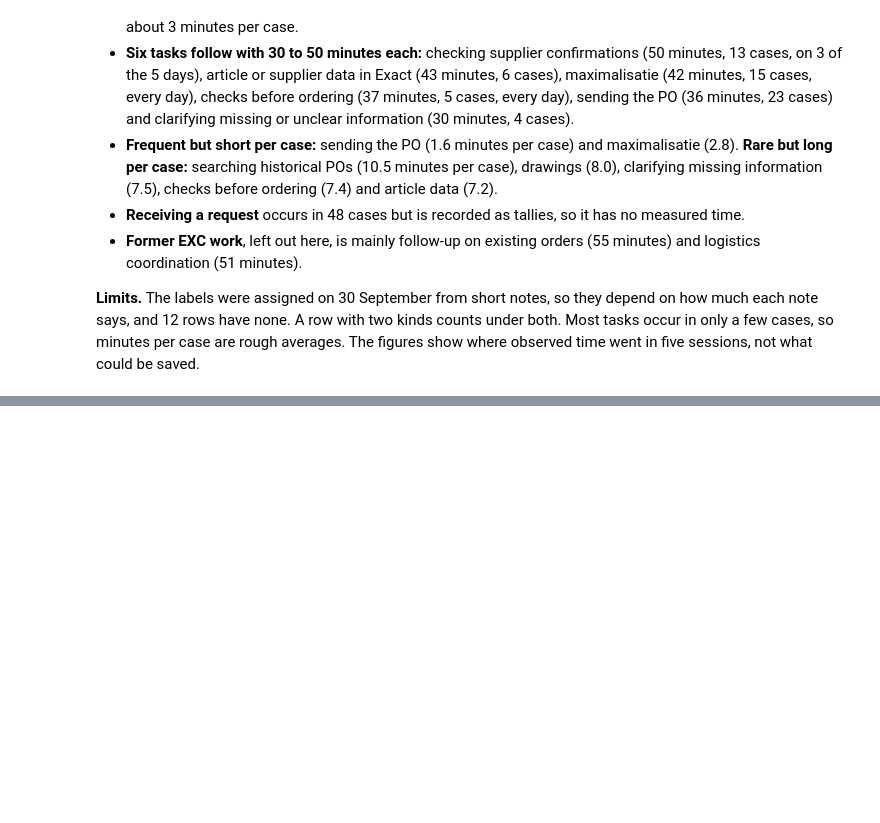
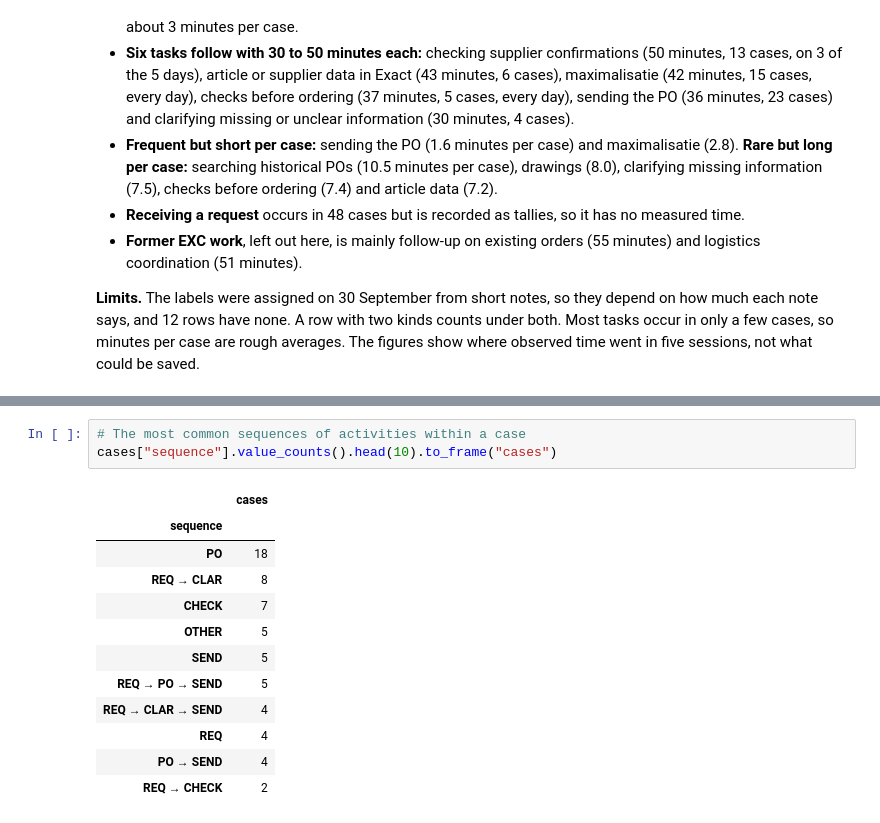
Before and after one commit to Luuuuuig/Bachelor-End-Project, a Jupyter notebook: Arno_Analysis_2026_10_02.ipynb, the cells around one changed output, grey strips where cells are left out. Saved outputs shown, nothing was run; the diff lists cells and outputs as text; blank space fills up the shorter version.

```diff
--- a/Arno_Analysis_2026_10_02.ipynb
+++ b/Arno_Analysis_2026_10_02.ipynb
@@ -664,0 +735,16 @@ plt.show()
+# %%
+# The most common sequences of activities within a case
+cases["sequence"].value_counts().head(10).to_frame("cases")
+# %% [output]
+|  | cases |
+| sequence |  |
+| PO | 18 |
+| REQ → CLAR | 8 |
+| CHECK | 7 |
+| OTHER | 5 |
+| SEND | 5 |
+| REQ → PO → SEND | 5 |
+| REQ → CLAR → SEND | 4 |
+| REQ | 4 |
+| PO → SEND | 4 |
+| REQ → CHECK | 2 |
```
Also changed, not shown: parts of 6 cells of this notebook.
